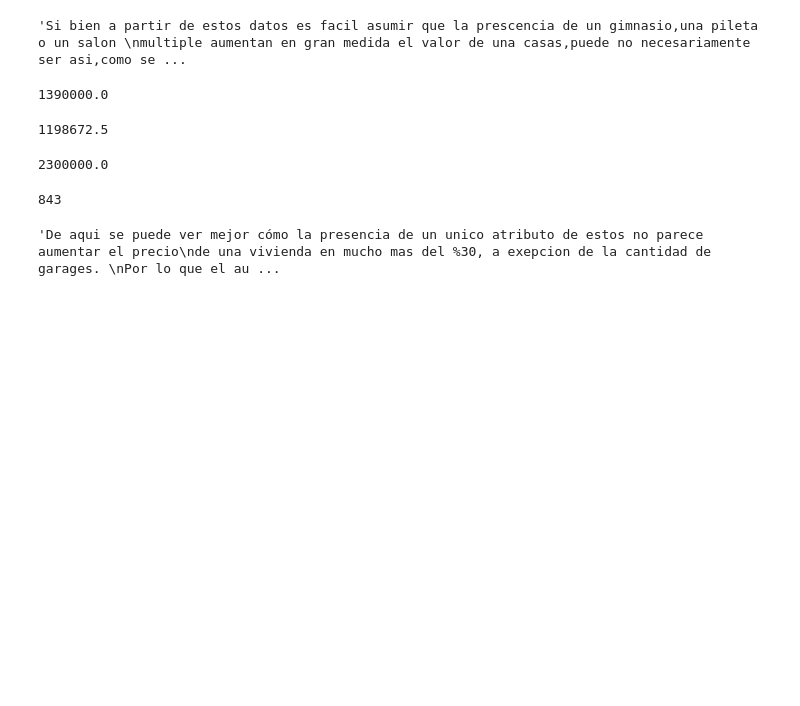
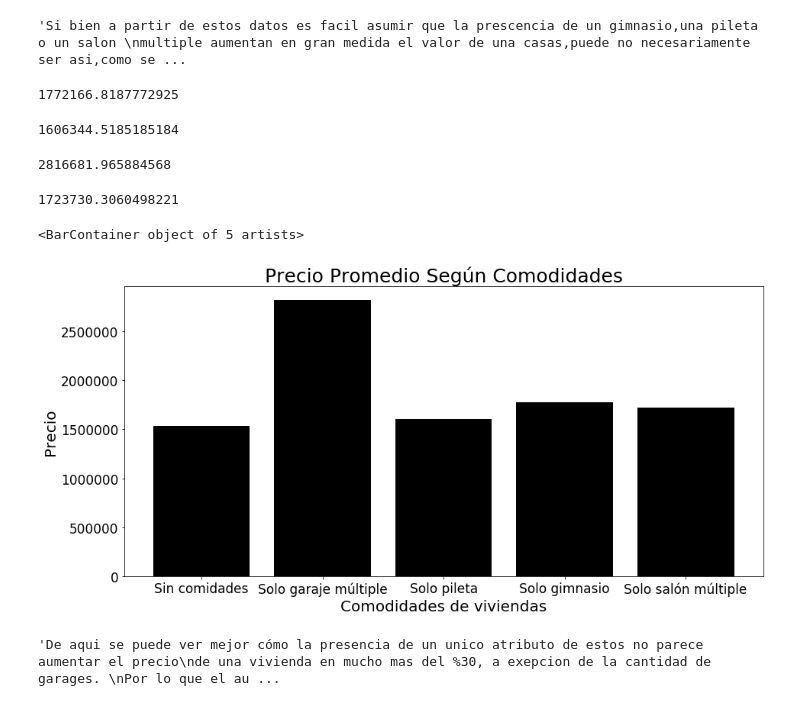
Before and after one commit to komod0/TPs-Org.Datos, a Jupyter notebook: tp1/nbandres.ipynb, the cells around one changed output. Saved outputs shown, nothing was run; the diff lists cells and outputs as text; code cells hidden in the pictures; blank space fills up the shorter version.

```diff
--- a/tp1/nbandres.ipynb
+++ b/tp1/nbandres.ipynb
@@ -491,34 +530,69 @@ SoloConGimnasio=dfok[ (dfok['TienePileta'] == 0) &
                         (dfok['TieneGimnasio'] == 1) &
                         (dfok['CantGarages'] <= 1) &
                         (dfok['TieneUsosMultiples'] == 0) ]
-SoloConGimnasio['Precio'].median()
+SoloConGimnasio['Precio'].mean()
 # %% [output]
-1390000.0
+1772166.8187772925
 # %%
 SoloConPileta=dfok[ (dfok['TienePileta'] == 1) &
                         (dfok['TieneGimnasio'] == 0) &
                         (dfok['CantGarages'] <= 1) &
                         (dfok['TieneUsosMultiples'] == 0) ]
-SoloConPileta['Precio'].median()
+SoloConPileta['Precio'].mean()
 # %% [output]
-1198672.5
+1606344.5185185184
 # %%
 SoloConMasDeUnGarage=dfok[ (dfok['TienePileta'] == 0) &
                         (dfok['TieneGimnasio'] == 0) &
                         (dfok['CantGarages'] > 1) &
                         (dfok['TieneUsosMultiples'] == 0) ]
-SoloConMasDeUnGarage['Precio'].median()
+SoloConMasDeUnGarage['Precio'].mean()
 # %% [output]
-2300000.0
+2816681.965884568
 # %%
 SoloConSalonMultiple=dfok[ (dfok['TienePileta'] == 0) &
                         (dfok['TieneGimnasio'] == 0) &
                         (dfok['CantGarages'] <= 1) &
                         (dfok['TieneUsosMultiples'] == 1) ]
-SoloConSalonMultiple['Precio'].median()
-len(SoloConSalonMultiple)
+SoloConSalonMultiple['Precio'].mean()
+#len(SoloConSalonMultiple)
 # %% [output]
-843
+1723730.3060498221
+# %%
+AtributosPrescindibles = pd.DataFrame({'Atributos de viviendas':['Sin comidades', 'Solo garaje múltiple' , 'Solo pileta','Solo gimnasio','Solo salón múltiple'], \
+                       'Precio':[Simples['Precio'].mean() , SoloConMasDeUnGarage['Precio'].mean() , \
+                        SoloConPileta['Precio'].mean() , SoloConGimnasio['Precio'].mean(), \
+                              SoloConSalonMultiple['Precio'].mean()]})
+AtributosPrescindibles.head()
+
+x = AtributosPrescindibles['Atributos de viviendas']
+y = AtributosPrescindibles['Precio']
+grafico = plt.figure(figsize = (15, 7));
+
+# Tamaño de los títulos de los ejes
+plt.xlabel("Comodidades de viviendas", fontsize = 20);
+plt.ylabel("Precio", fontsize = 20);
+
+# Título
+plt.rcParams.update( { 'axes.titlesize':'25' } )
+plt.title("Precio Promedio Según Comodidades")
+
+# Tamaño de las letras de los ejes
+plt.tick_params(axis='both', which='major', labelsize = 17)
+plt.tick_params(axis='both', which='minor', labelsize = 17)
+
+# Rotar ejes
+plt.xticks(rotation = 0)
+
+# Límites para cada coordenada
+#plt.ylim([13, 34]);
+#plt.xlim([-116, -86]);
+
+# Tipo de gráfico
+plt.bar(x, y, color = 'black')
+# %% [output]
+<BarContainer object of 5 artists>
+[figure, added]
 # %%
 '''De aqui se puede ver mejor cómo la presencia de un unico atributo de estos no parece aumentar el precio
 de una vivienda en mucho mas del %30, a exepcion de la cantidad de garages.
```
Also changed, not shown: parts of 36 cells of this notebook.
